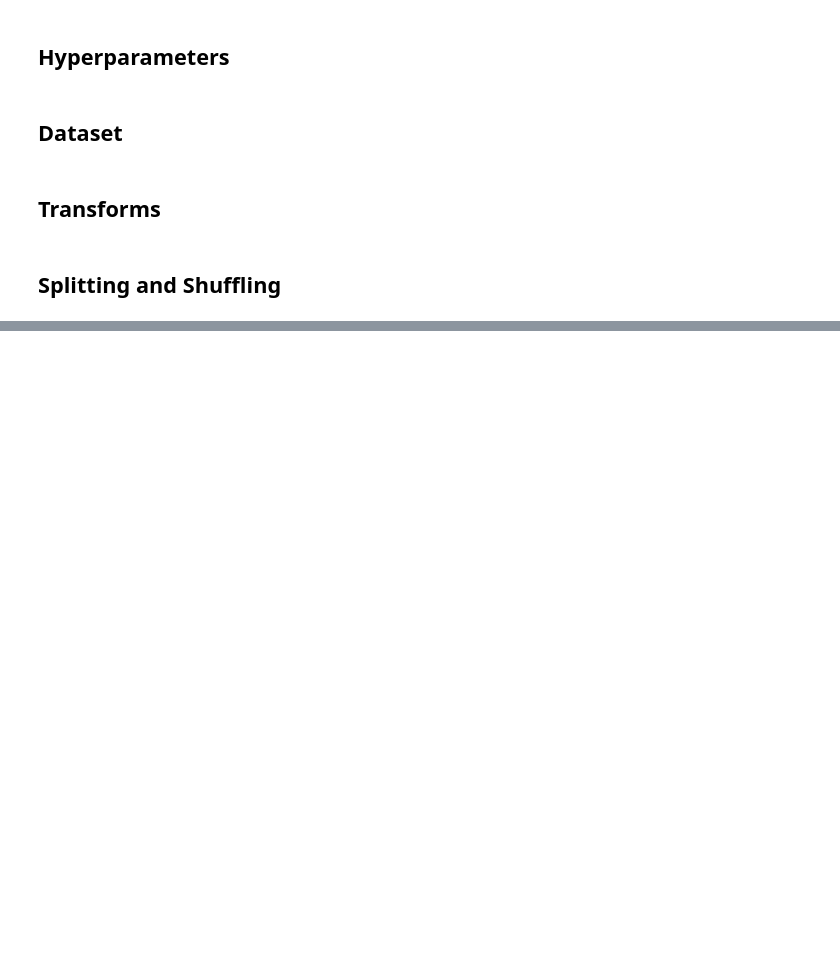
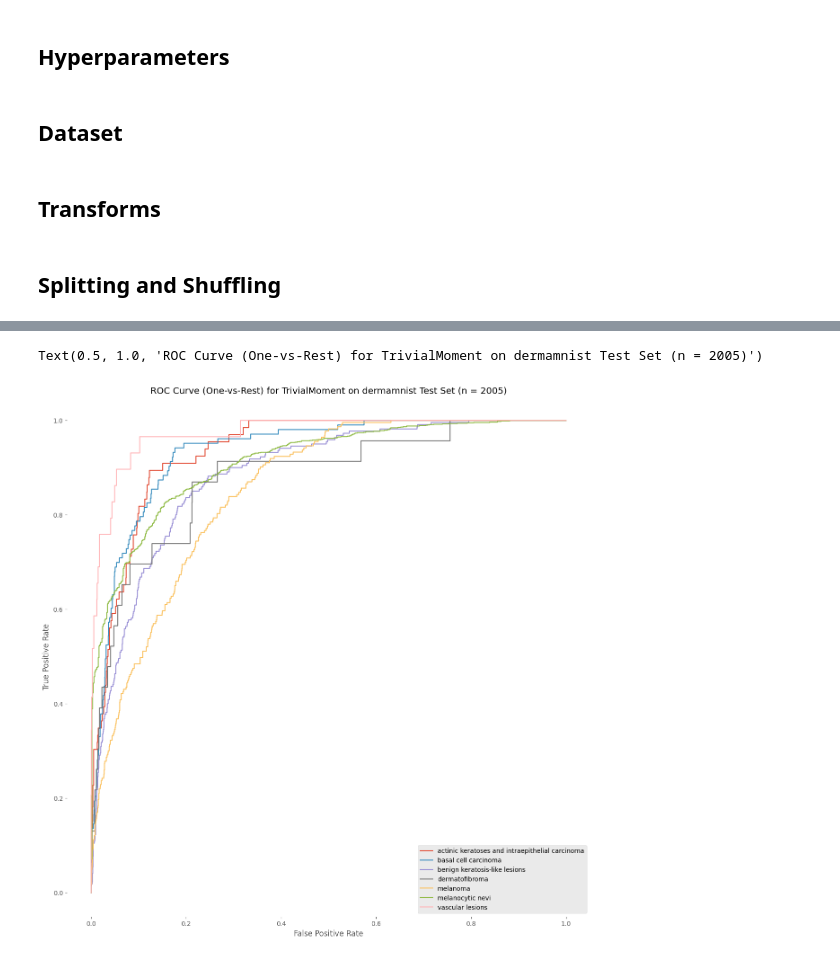
Before and after one commit to twardlab/rotnet, a Jupyter notebook: benchmark/benchmark.ipynb, the cells around one changed output, grey strips where cells are left out. Drawn from its saved outputs; the diff is of its cells as text; code cells hidden in the pictures; blank space fills up the shorter version.

```diff
--- a/benchmark/benchmark.ipynb
+++ b/benchmark/benchmark.ipynb
@@ -156,0 +218,37 @@ print(count_parameters(nn3))
+# %%
+targets = []
+predictions = []
+
+for i, sample_batch in enumerate(test_loader):
+    sample_images = sample_batch[0].to(device)
+    labels = sample_batch[1].to(device)
+
+    prediction = model(sample_images)
+    prediction = F.softmax(prediction, dim = 1)
+
+    targets.extend(labels.squeeze())
+    predictions.extend(prediction)
+
+targets = torch.stack(targets)
+predictions = torch.stack(predictions)
+
+roc = ROC(task = 'multiclass', num_classes = n_classes)
+roc.update(predictions, targets)
+
+fpr, tpr, thresholds = roc.compute()
+# %%
+plt.style.use('ggplot')
+# %%
+plt.figure(figsize = (15, 15))
+
+for i in range(n_classes):
+    plt.plot(fpr[i].cpu().numpy(), tpr[i].cpu().numpy(), label = f"{info['label'][str(i)]}")
+
+plt.gca().patch.set_facecolor('white')
+plt.xlabel('False Positive Rate')
+plt.ylabel('True Positive Rate')
+plt.legend()
+plt.title(f"ROC Curve (One-vs-Rest) for {model_name} on {data_flag} Test Set (n = {len(test_dataset)})")
+# %% [output]
+Text(0.5, 1.0, 'ROC Curve (One-vs-Rest) for TrivialMoment on dermamnist Test Set (n = 2005)')
+[figure, added]
```
Also changed, not shown: parts of 31 cells of this notebook.
